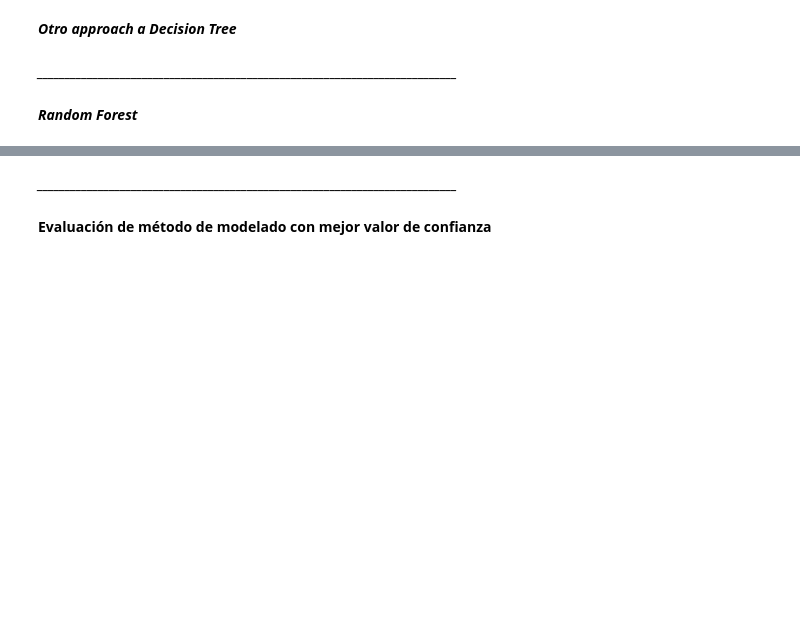
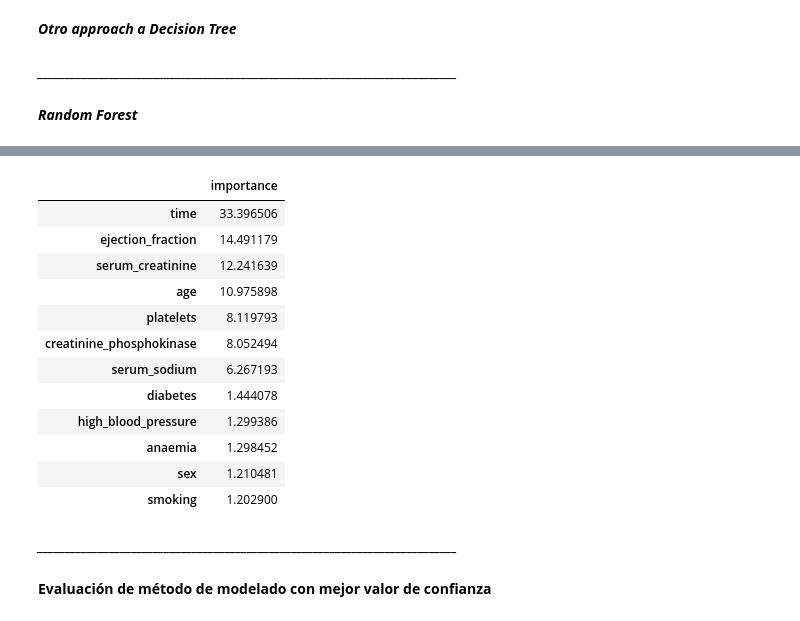
Before and after one commit to Fedenov/Aprendizaje_Automatico_Tarea3, a Jupyter notebook: Tarea3.ipynb, the cells around one changed output, grey strips where cells are left out. Cells and saved outputs as stored; diff of their text form; code cells hidden in the pictures; blank space fills up the shorter version.

Commit message:
list of importance random tree

```diff
--- a/Tarea3.ipynb
+++ b/Tarea3.ipynb
@@ -904,3 +904,20 @@ Confiabilidad : 82.2 %
+# %%
+feature_importances = pd.DataFrame(forest.feature_importances_*100, index = X_train.columns, columns = ['importance']).sort_values('importance', ascending = False)
+feature_importances
+# %% [output]
+|  | importance |
+| time | 33.396506 |
+| ejection_fraction | 14.491179 |
+| serum_creatinine | 12.241639 |
+| age | 10.975898 |
+| platelets | 8.119793 |
+| creatinine_phosphokinase | 8.052494 |
+| serum_sodium | 6.267193 |
+| diabetes | 1.444078 |
+| high_blood_pressure | 1.299386 |
+| anaemia | 1.298452 |
+| sex | 1.210481 |
+| smoking | 1.202900 |
 # %% [markdown]
 *____________________________________________________________________________*
 # %% [markdown]
```
Also changed, not shown: parts of 22 cells of this notebook.
